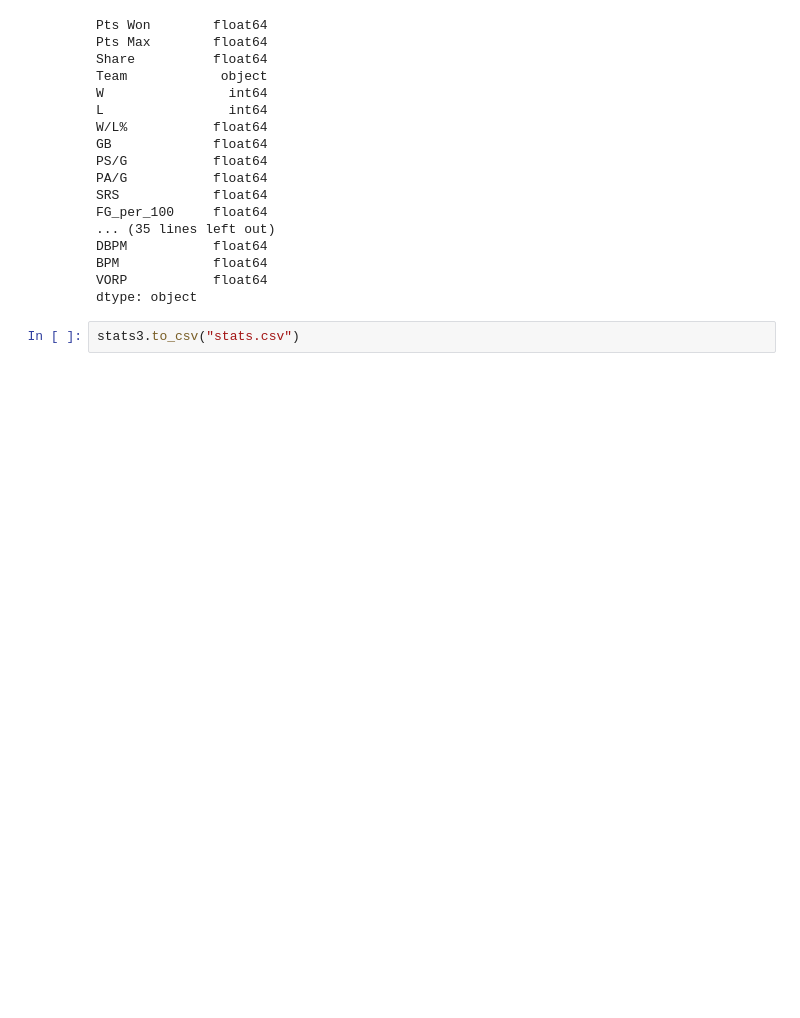
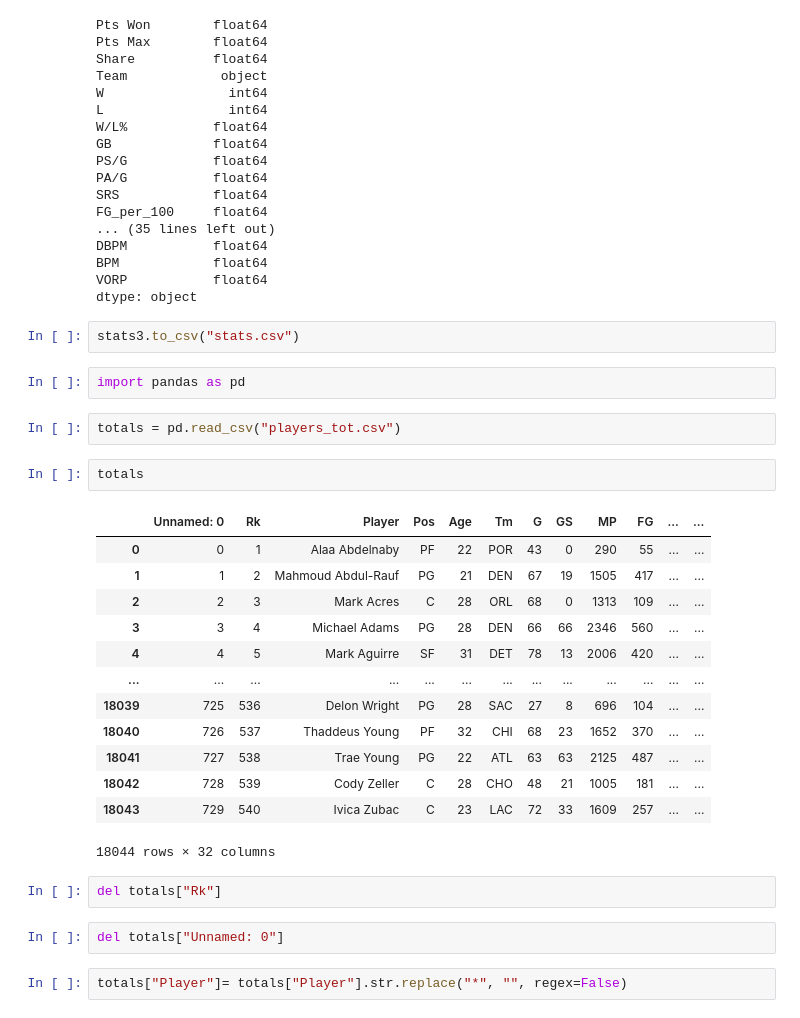
Before and after one commit to CillianByrne99/Multi-Output-Regression-NBA-Player-Performance-Prediction, a Jupyter notebook: data_cleaning.ipynb, the cells around one changed output. Drawn from its saved outputs; the diff is of its cells as text; blank space fills up the shorter version.

```diff
--- a/data_cleaning.ipynb
+++ b/data_cleaning.ipynb
@@ -738,3 +738,29 @@ VORP           float64
 dtype: object
 # %%
 stats3.to_csv("stats.csv")
+# %%
+import pandas as pd
+# %%
+totals = pd.read_csv("players_tot.csv")
+# %%
+totals
+# %% [output]
+|  | Unnamed: 0 | Rk | Player | Pos | Age | Tm | G | GS | MP | FG | ... | ... |
+| 0 | 0 | 1 | Alaa Abdelnaby | PF | 22 | POR | 43 | 0 | 290 | 55 | ... | ... |
+| 1 | 1 | 2 | Mahmoud Abdul-Rauf | PG | 21 | DEN | 67 | 19 | 1505 | 417 | ... | ... |
+| 2 | 2 | 3 | Mark Acres | C | 28 | ORL | 68 | 0 | 1313 | 109 | ... | ... |
+| 3 | 3 | 4 | Michael Adams | PG | 28 | DEN | 66 | 66 | 2346 | 560 | ... | ... |
+| 4 | 4 | 5 | Mark Aguirre | SF | 31 | DET | 78 | 13 | 2006 | 420 | ... | ... |
+| ... | ... | ... | ... | ... | ... | ... | ... | ... | ... | ... | ... | ... |
+| 18039 | 725 | 536 | Delon Wright | PG | 28 | SAC | 27 | 8 | 696 | 104 | ... | ... |
+| 18040 | 726 | 537 | Thaddeus Young | PF | 32 | CHI | 68 | 23 | 1652 | 370 | ... | ... |
+| 18041 | 727 | 538 | Trae Young | PG | 22 | ATL | 63 | 63 | 2125 | 487 | ... | ... |
+| 18042 | 728 | 539 | Cody Zeller | C | 28 | CHO | 48 | 21 | 1005 | 181 | ... | ... |
+| 18043 | 729 | 540 | Ivica Zubac | C | 23 | LAC | 72 | 33 | 1609 | 257 | ... | ... |
+18044 rows × 32 columns
+# %%
+del totals["Rk"]
+# %%
+del totals["Unnamed: 0"]
+# %%
+totals["Player"]= totals["Player"].str.replace("*", "", regex=False)
```
Also changed, not shown: parts of 17 cells of this notebook, 39 other files.
